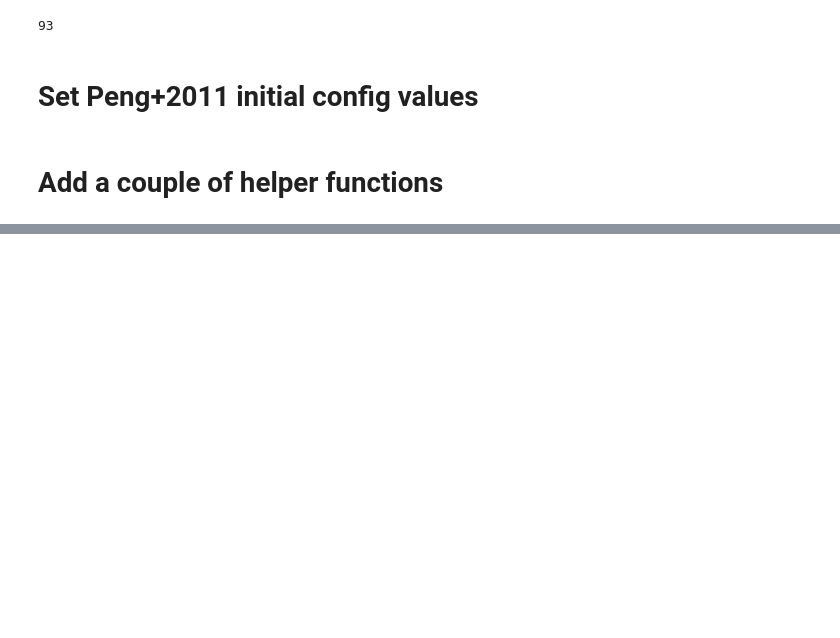
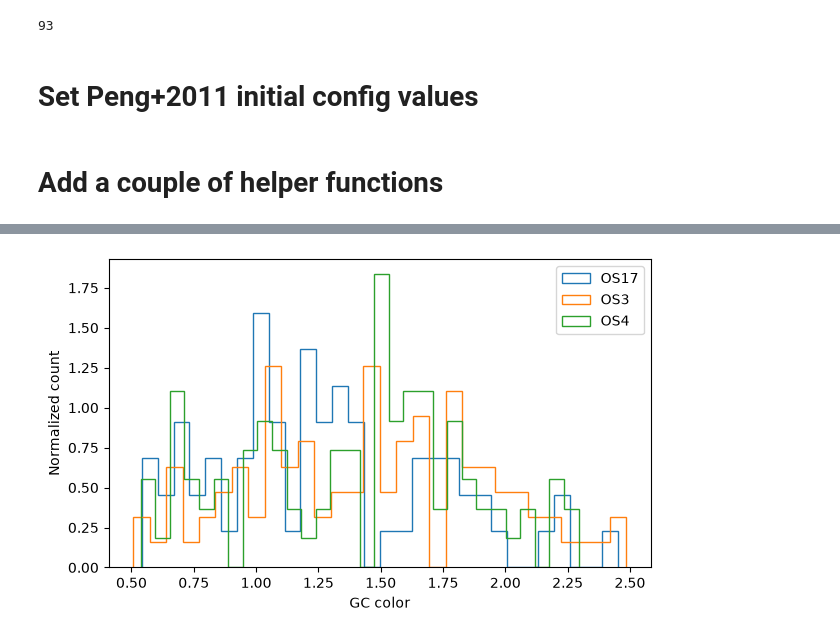
Before and after one commit to Pommers/Coma-GCS-colors, a Jupyter notebook: 06_ext_contaminant_ICGC_sensitivity.ipynb, the cells around one changed output, grey strips where cells are left out. Saved outputs shown, nothing was run; the diff lists cells and outputs as text; code cells hidden in the pictures; blank space fills up the shorter version.

```diff
--- a/06_ext_contaminant_ICGC_sensitivity.ipynb
+++ b/06_ext_contaminant_ICGC_sensitivity.ipynb
@@ -684,0 +743,17 @@ def correct_pblue_mean(
+# %%
+mask = (
+    np.isfinite(outer_df[cols.gc_mag])
+    & np.isfinite(outer_df[cols.gc_color])
+    & (outer_df[cols.gc_mag] >= 23.0)
+    & (outer_df[cols.gc_mag] < 28.0)
+)
+
+outer_gc = outer_df.loc[mask].copy()
+# %%
+pblue_bg, mag_bin_bg = compute_Pblue(
+    outer_gc[cols.gc_mag].to_numpy(),
+    outer_gc[cols.gc_color].to_numpy(),
+)
+
+outer_gc["Pblue"] = pblue_bg
+outer_gc["mag_bin_id"] = mag_bin_bg
@@ -684,0 +783,19 @@ def correct_pblue_mean(
+# %%
+fig, ax = plt.subplots(figsize=(7, 4))
+
+for pointing, group in outer_gc.groupby("pointing"):
+    ax.hist(
+        group[cols.gc_color],
+        bins=30,
+        histtype="step",
+        label=pointing,
+        density=True,
+    )
+
+ax.set_xlabel("GC color")
+ax.set_ylabel("Normalized count")
+ax.legend()
+
+plt.show()
+# %% [output]
+[figure, added]
```
Also changed, not shown: parts of 12 cells of this notebook.
